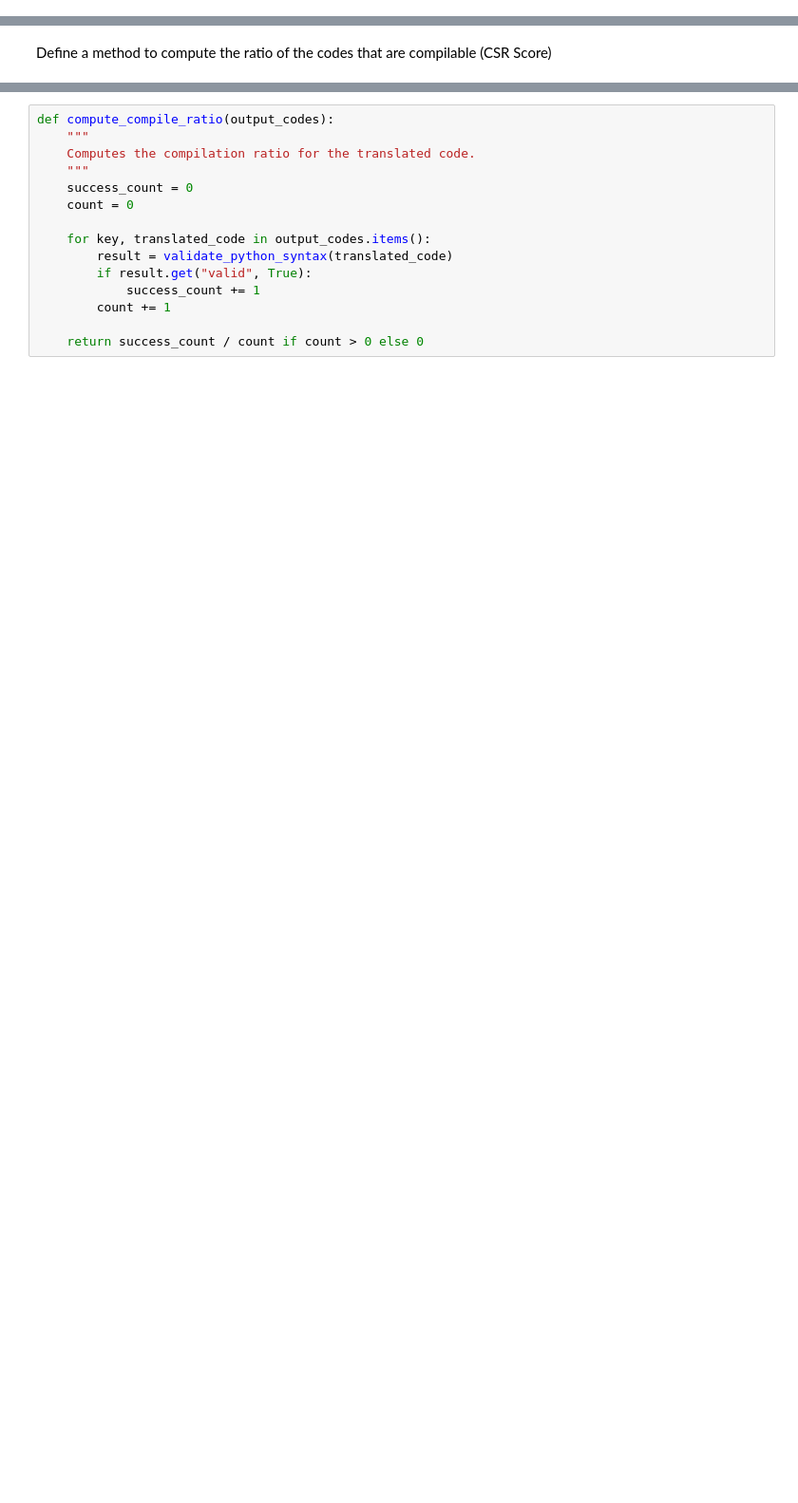
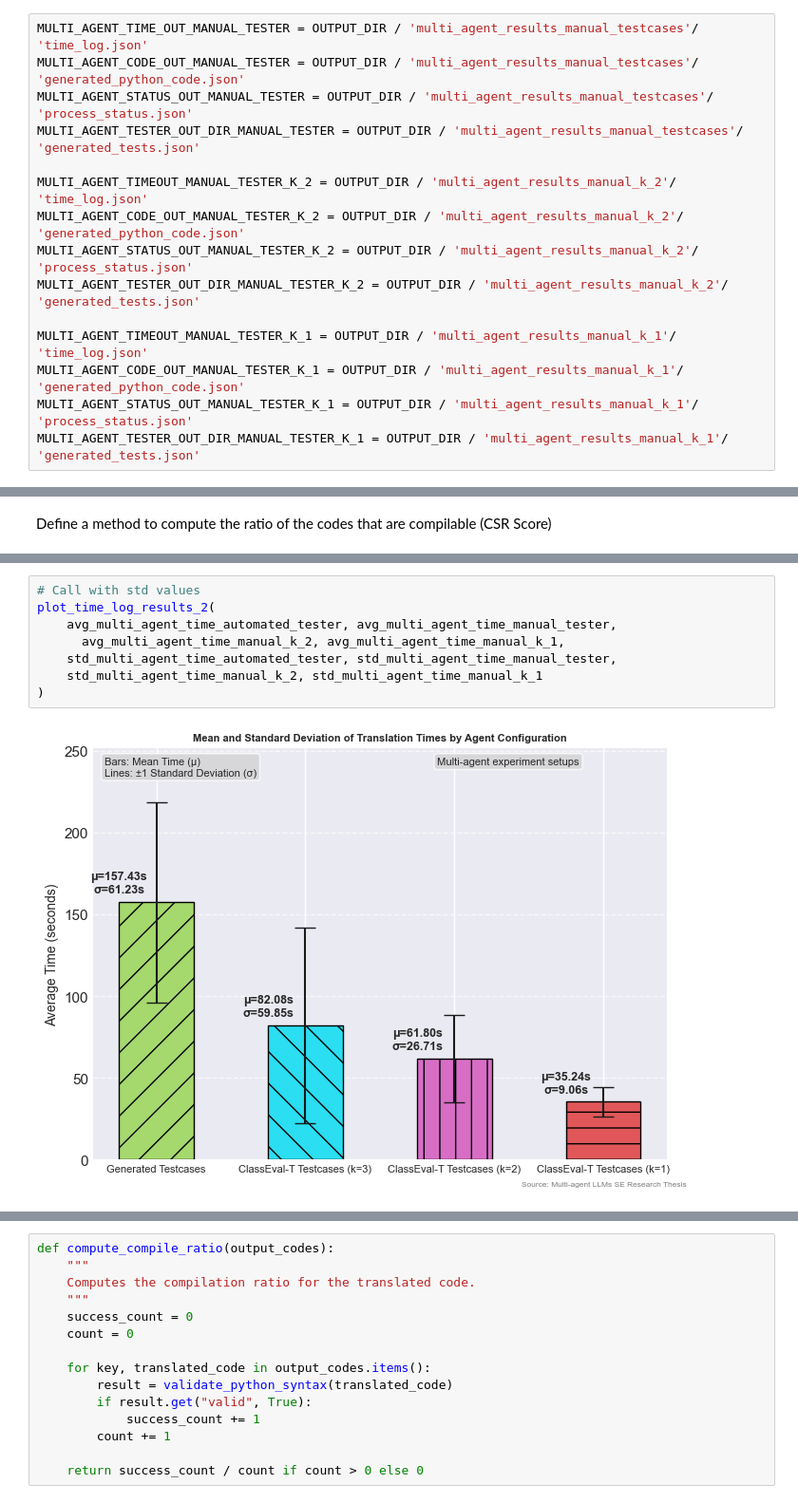
Before and after one commit to eshwarsastry/Multi-agent-LLMS-SE-Research-Thesis, a Jupyter notebook: src/results/result_analysis.ipynb, the cells around one changed output, grey strips where cells are left out. Shown at 95% size. Drawn from its saved outputs; the diff is of its cells as text; blank space fills up the shorter version.

```diff
--- a/src/results/result_analysis.ipynb
+++ b/src/results/result_analysis.ipynb
@@ -105,0 +41,15 @@ def plot_time_log_results(avg_single_agent_time, avg_double_agent_time, avg_mult
+# %%
+MULTI_AGENT_TIME_OUT_MANUAL_TESTER = OUTPUT_DIR / 'multi_agent_results_manual_testcases'/ 'time_log.json'
+MULTI_AGENT_CODE_OUT_MANUAL_TESTER = OUTPUT_DIR / 'multi_agent_results_manual_testcases'/ 'generated_python_code.json'
+MULTI_AGENT_STATUS_OUT_MANUAL_TESTER = OUTPUT_DIR / 'multi_agent_results_manual_testcases'/ 'process_status.json'
+MULTI_AGENT_TESTER_OUT_DIR_MANUAL_TESTER = OUTPUT_DIR / 'multi_agent_results_manual_testcases'/ 'generated_tests.json'
+
+MULTI_AGENT_TIMEOUT_MANUAL_TESTER_K_2 = OUTPUT_DIR / 'multi_agent_results_manual_k_2'/ 'time_log.json'
+MULTI_AGENT_CODE_OUT_MANUAL_TESTER_K_2 = OUTPUT_DIR / 'multi_agent_results_manual_k_2'/ 'generated_python_code.json'
+MULTI_AGENT_STATUS_OUT_MANUAL_TESTER_K_2 = OUTPUT_DIR / 'multi_agent_results_manual_k_2'/ 'process_status.json'
+MULTI_AGENT_TESTER_OUT_DIR_MANUAL_TESTER_K_2 = OUTPUT_DIR / 'multi_agent_results_manual_k_2'/ 'generated_tests.json'
+
+MULTI_AGENT_TIMEOUT_MANUAL_TESTER_K_1 = OUTPUT_DIR / 'multi_agent_results_manual_k_1'/ 'time_log.json'
+MULTI_AGENT_CODE_OUT_MANUAL_TESTER_K_1 = OUTPUT_DIR / 'multi_agent_results_manual_k_1'/ 'generated_python_code.json'
+MULTI_AGENT_STATUS_OUT_MANUAL_TESTER_K_1 = OUTPUT_DIR / 'multi_agent_results_manual_k_1'/ 'process_status.json'
+MULTI_AGENT_TESTER_OUT_DIR_MANUAL_TESTER_K_1 = OUTPUT_DIR / 'multi_agent_results_manual_k_1'/ 'generated_tests.json'
@@ -107,0 +275,10 @@ Define a method to compute the ratio of the codes that are compilable (CSR Score
+# %%
+# Call with std values
+plot_time_log_results_2(
+    avg_multi_agent_time_automated_tester, avg_multi_agent_time_manual_tester,
+      avg_multi_agent_time_manual_k_2, avg_multi_agent_time_manual_k_1,
+    std_multi_agent_time_automated_tester, std_multi_agent_time_manual_tester,
+    std_multi_agent_time_manual_k_2, std_multi_agent_time_manual_k_1
+)
+# %% [output]
+[figure, added]
```
Also changed, not shown: parts of 86 cells of this notebook, 52 other files.
